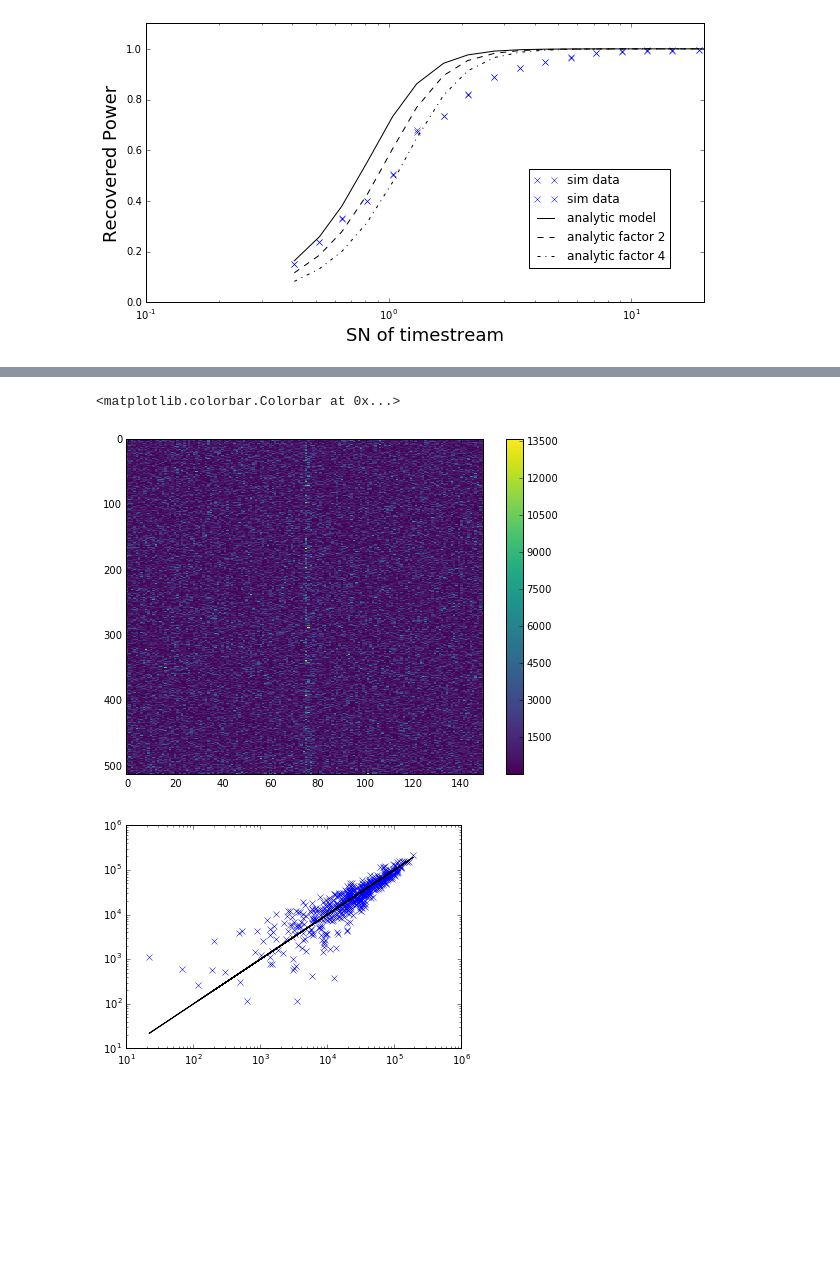
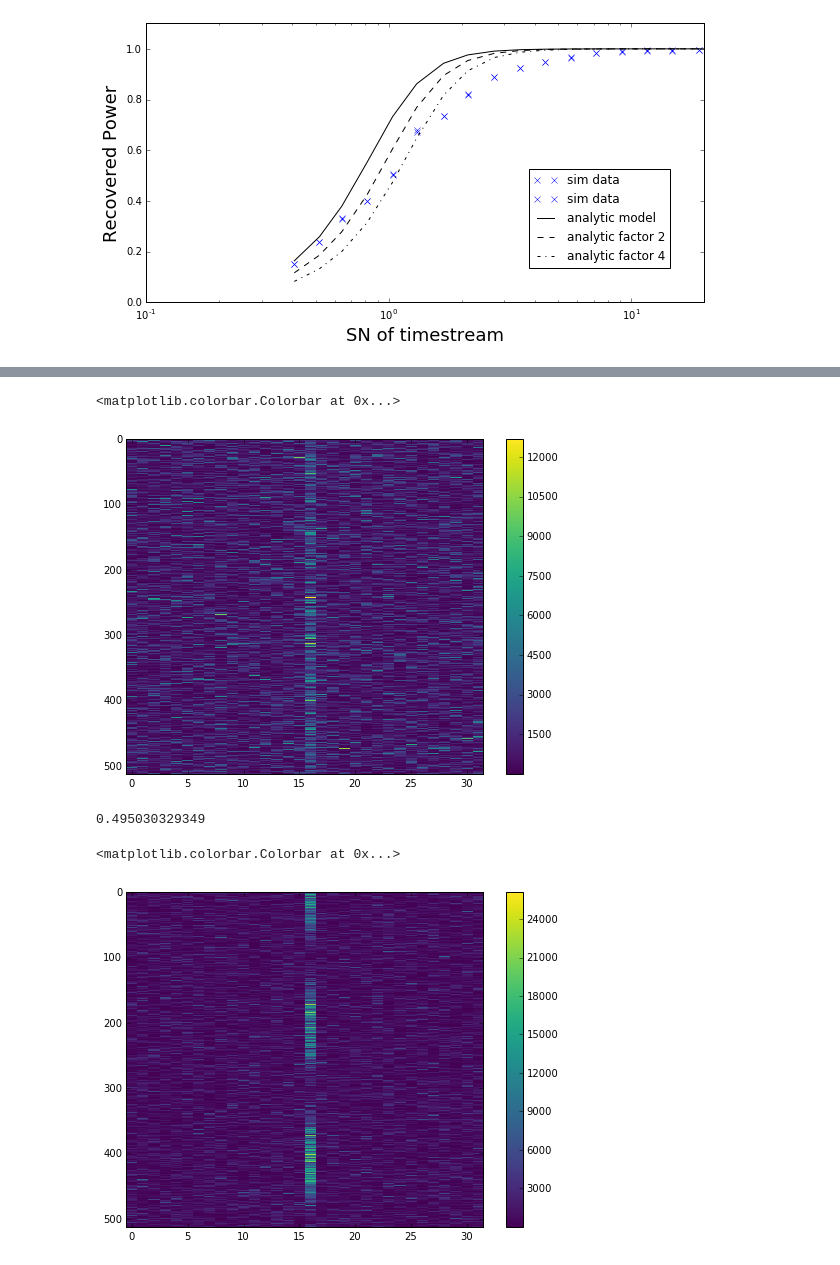
Before and after one commit to ramain/scint_analysis, a Jupyter notebook: b1957_GPs/NoiseSims.ipynb, the cells around one changed output, grey strips where cells are left out. Cells and saved outputs as stored; diff of their text form; code cells hidden in the pictures; blank space fills up the shorter version.

```diff
--- a/b1957_GPs/NoiseSims.ipynb
+++ b/b1957_GPs/NoiseSims.ipynb
@@ -782,17 +839,36 @@ plt.plot(Carray)
 # %%
 plt.figure(figsize=(8,6))
 
-plt.imshow( (np.abs(p1chan)**2.0 ).T, cmap=cm.viridis, aspect='auto', interpolation='nearest')
+plt.imshow( G1.T, cmap=cm.viridis, aspect='auto', interpolation='nearest')
 plt.colorbar()
 #plt.plot(N1)
 # %% [output]
 <matplotlib.colorbar.Colorbar at 0x...>
-[figure, old version]
+[figure, new version]
-# %%
-plt.plot(GP1, GP2, 'bx')
-plt.plot(GP1, GP1, 'k-')
-
-plt.xscale('log')
-plt.yscale('log')
-# %% [output]
-[figure, removed]
+# %%
+plt.figure(figsize=(8,6))
+
+ts_noise1 = np.random.normal(size=length)
+ts_noise1[length//2] += 50
+ts_noise1[length//2 + 5] += 50
+ft_noise1 = np.fft.rfft(ts_noise1.reshape(-1, 1024), axis=-1)
+power_noise1 = (abs(ft_noise1)**2.0)
+
+ts_noise2 = np.random.normal(size=length)
+ts_noise2[length//2] += 50
+ts_noise2[length//2 + 5] += 50
+ft_noise2 = np.fft.rfft(ts_noise2.reshape(-1, 1024), axis=-1)
+power_noise2 = (abs(ft_noise2)**2.0)
+
+g1, n1 = ExtractPulse(power_noise1)
+g2, n2 = ExtractPulse(power_noise2)
+
+ctest = CorrPulses(g1, n1, g2, n2)
+print ctest
+
+plt.imshow(power_noise1.T, aspect='auto', interpolation='nearest', cmap=cm.viridis)
+plt.colorbar()
+# %% [output]
+0.495030329349
+<matplotlib.colorbar.Colorbar at 0x...>
+[figure, added]
```
Also changed, not shown: parts of 2 cells of this notebook.
